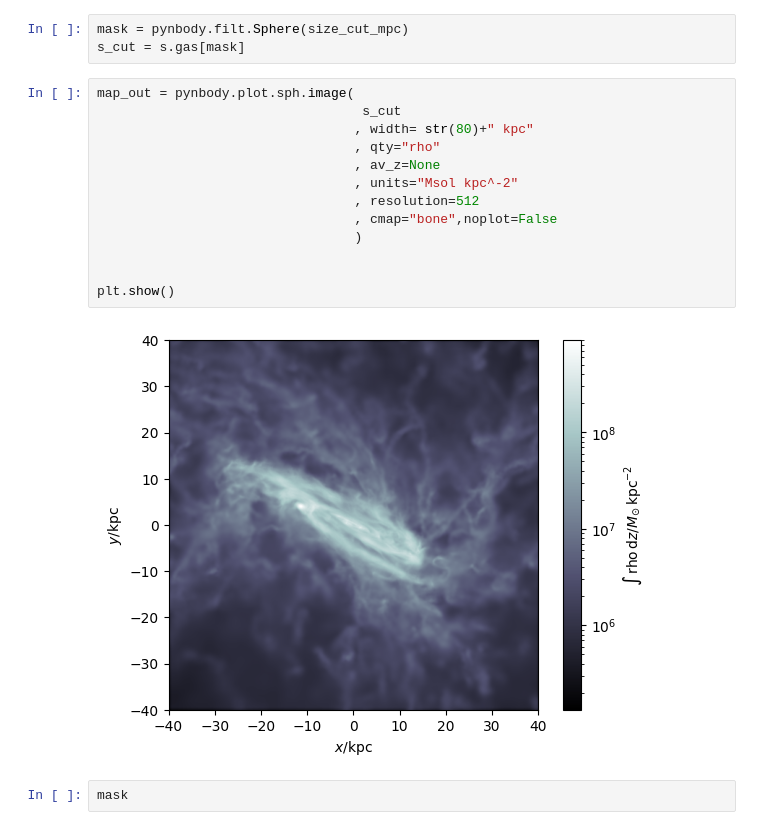
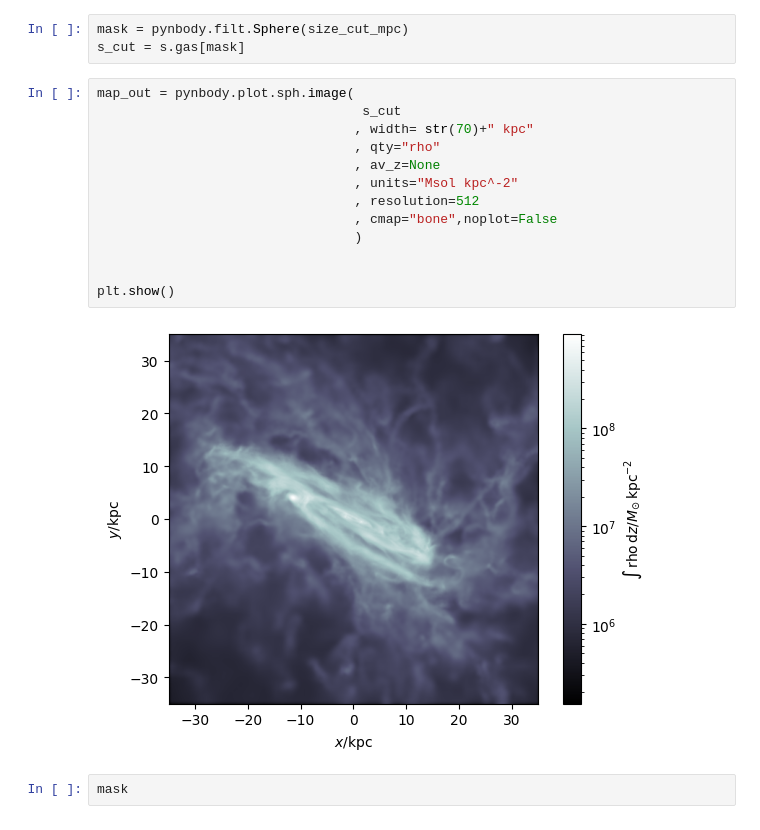
Before and after one commit to Astrovisio/data-experiments, a Jupyter notebook: test_export_2.ipynb, the cells around one changed output. Drawn from its saved outputs; the diff is of its cells as text.

```diff
--- a/test_export_2.ipynb
+++ b/test_export_2.ipynb
@@ -42,18 +42,18 @@ s_cut = s.gas[mask]
 # %%
 map_out = pynbody.plot.sph.image(
                                   s_cut
-                                 , width= str(80)+" kpc"
+                                 , width= str(70)+" kpc"
                                  , qty="rho"
                                  , av_z=None
                                  , units="Msol kpc^-2"
                                  , resolution=512
                                  , cmap="bone",noplot=False
                                  )
 
 
 plt.show()
 # %% [output]
-[figure, old version]
+[figure, new version]
 # %%
 mask
 # %% [output]
```
Also changed, not shown: parts of 3 cells of this notebook, 2 other files.
